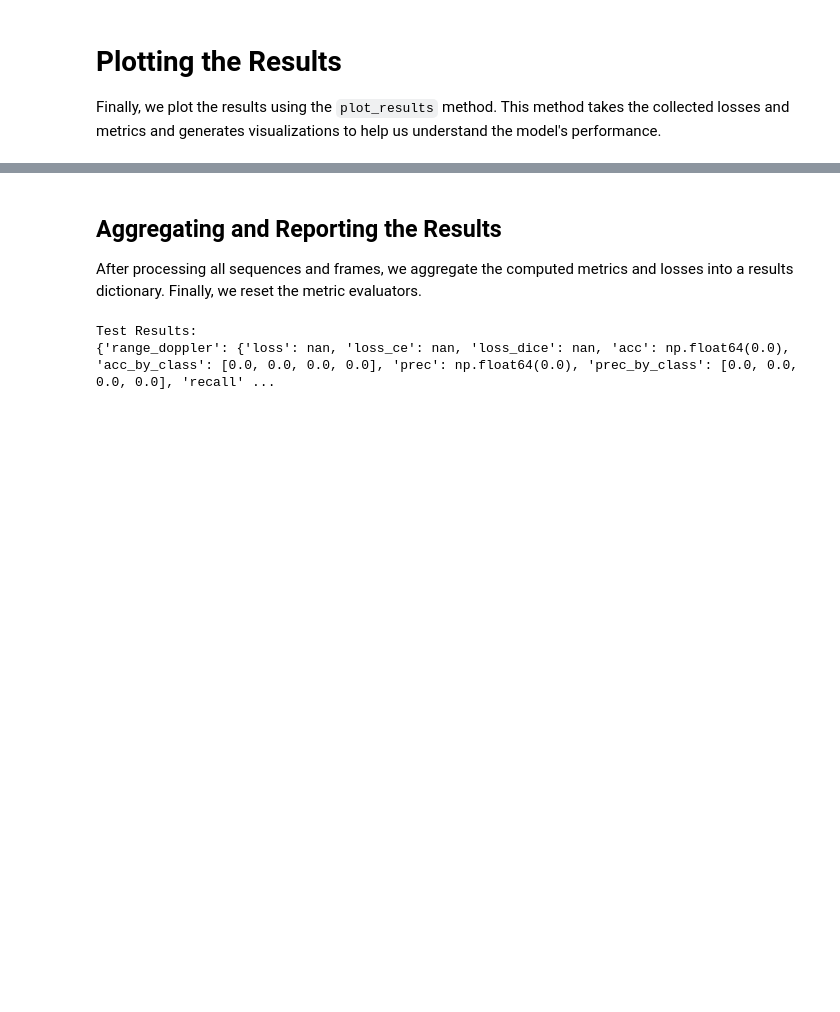
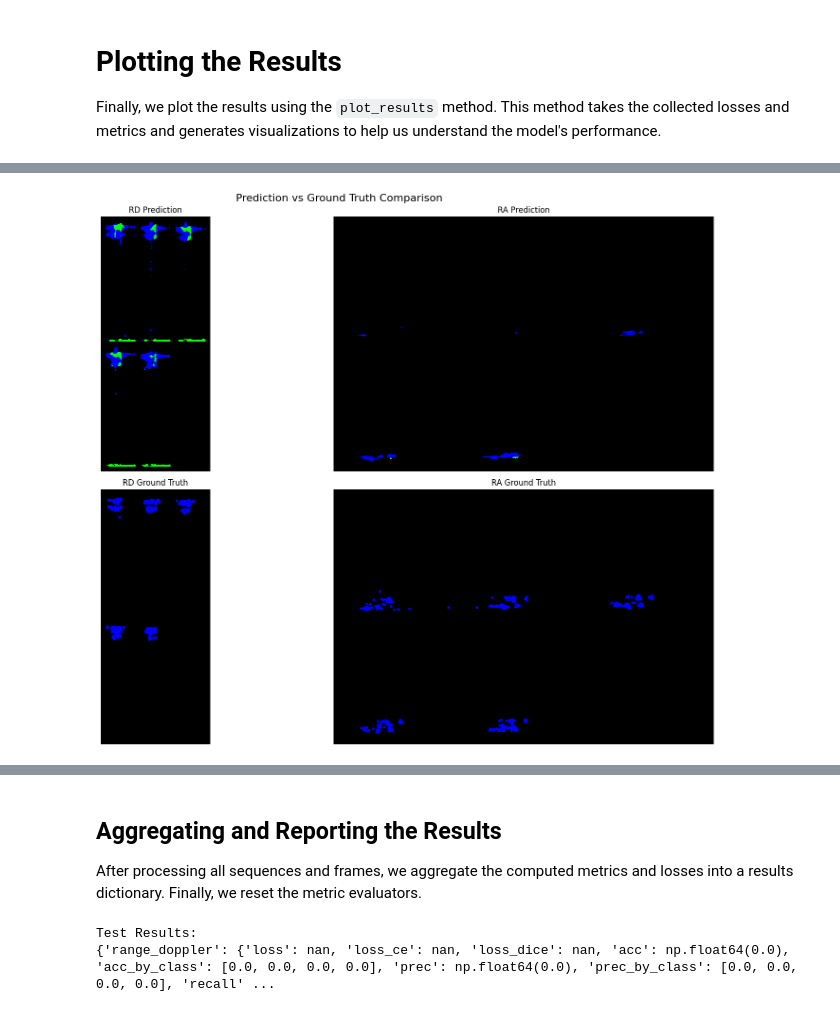
Before and after one commit to D-Idan/radar_sort, a Jupyter notebook: notebooks/mvrss_test_run.ipynb, the cells around one changed output, grey strips where cells are left out. Saved outputs shown, nothing was run; the diff lists cells and outputs as text; code cells hidden in the pictures; blank space fills up the shorter version.

```diff
--- a/notebooks/mvrss_test_run.ipynb
+++ b/notebooks/mvrss_test_run.ipynb
@@ -28,7 +28,7 @@ args = {
 }
 
 target_seq = '2019-09-16-12-55-51' # None for all
-frame_num_plot = 400
+frame_num_plot = 5
 device = torch.device('cuda' if torch.cuda.is_available() else 'cpu')
 # %%
     cfg_path = args["cfg"]
@@ -220,8 +220,14 @@ Within each sequence, we loop over the frames. For each frame we:
 # %%
 # Get frame_num_plot from the dataloader
 for frame_num, frame in enumerate(frame_dataloader):
-    if frame_num == frame_num_plot:
-        break
+    rd_mask = frame['rd_mask'].to(device).float()
+    if rd_mask[0][1:].max() > 0.0:
+        frame_num_plot -= 1
+        print(
+            f"frame number: {frame_num}, max value = {rd_mask[0][1:].max()} yeyy")
+        if frame_num_plot == 0:
+            break
+
 # Retrieve tensors and move them to the device (assumes proper keys exist in frame)
 rd_data = frame['rd_matrix'].to(device).float()
 ra_data = frame['ra_matrix'].to(device).float()
@@ -293,0 +303,47 @@ rd_gt_grid max value: 0.0.
+# %%
+import matplotlib.pyplot as plt
+import torch
+import numpy as np
+from torchvision.utils import make_grid
+from mvrss.utils.functions import mask_to_img
+
+
+def prepare_grid(masks, nrow=3):
+    """Convert batch of masks to RGB grid"""
+    # Convert each mask to RGB image
+    rgb_images = [mask_to_img(m.cpu().numpy()) for m in masks]
+    # Convert PIL Images to tensors
+    tensors = [torch.from_numpy(np.array(img)).permute(2, 0, 1)
+               for img in rgb_images]
+    # Create grid
+    return make_grid(tensors, nrow=nrow, padding=10)
+
+
+# Create grids from original masks (before argmax)
+rd_pred_grid = prepare_grid(rd_pred_masks)
+ra_pred_grid = prepare_grid(ra_pred_masks)
+rd_gt_grid = prepare_grid(rd_gt_masks)
+ra_gt_grid = prepare_grid(ra_gt_masks)
+
+# Create comparison plot
+fig, axs = plt.subplots(2, 2, figsize=(18, 12))
+fig.suptitle('Prediction vs Ground Truth Comparison', fontsize=16)
+
+images = [
+    (rd_pred_grid, 'RD Prediction'),
+    (ra_pred_grid, 'RA Prediction'),
+    (rd_gt_grid, 'RD Ground Truth'),
+    (ra_gt_grid, 'RA Ground Truth')
+]
+
+for ax, (img, title) in zip(axs.ravel(), images):
+    # Process grid
+    img = img.cpu().permute(1, 2, 0).numpy()
+    ax.imshow(img)
+    ax.set_title(title)
+    ax.axis('off')
+
+plt.tight_layout()
+plt.show()
+# %% [output]
+[figure, added]
```
Also changed, not shown: parts of 8 cells of this notebook, 1 other file.
